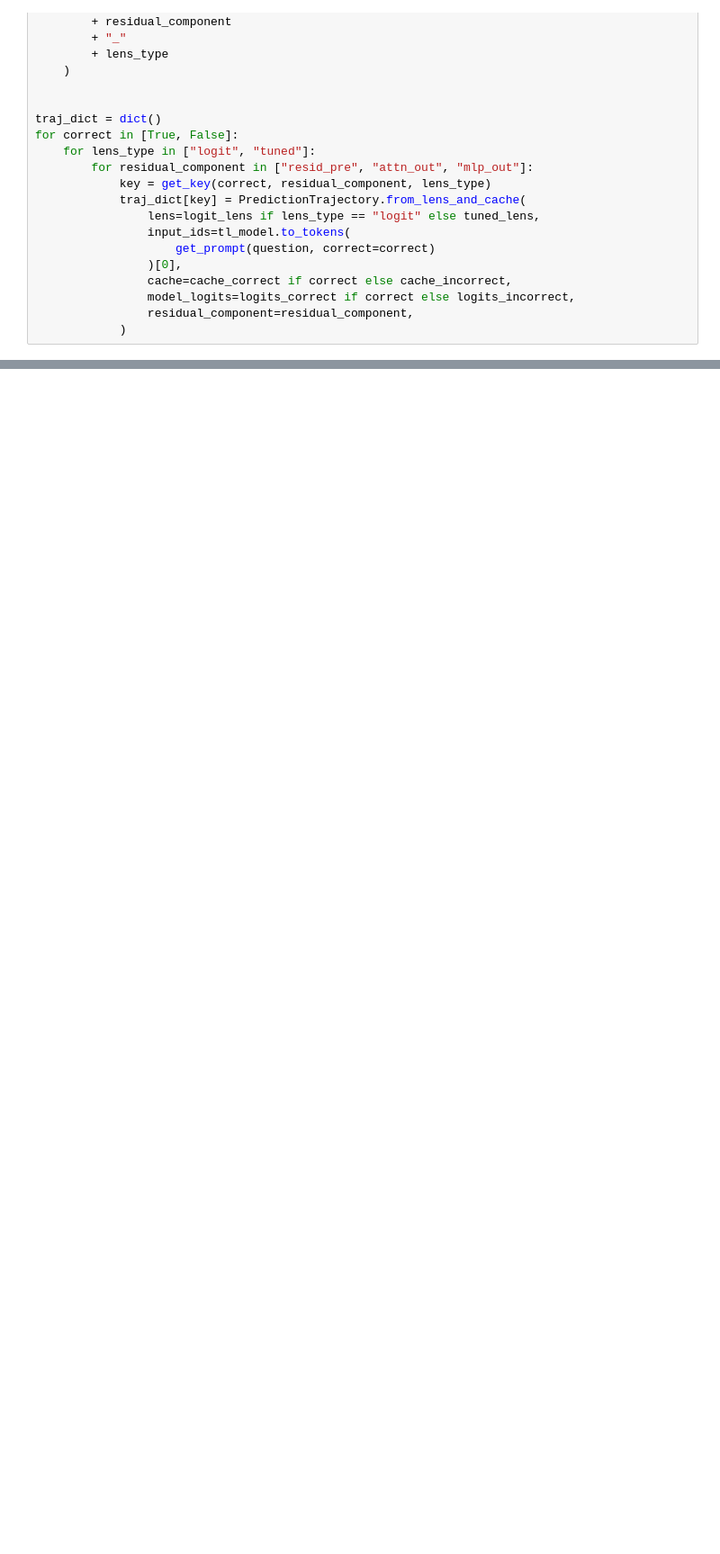
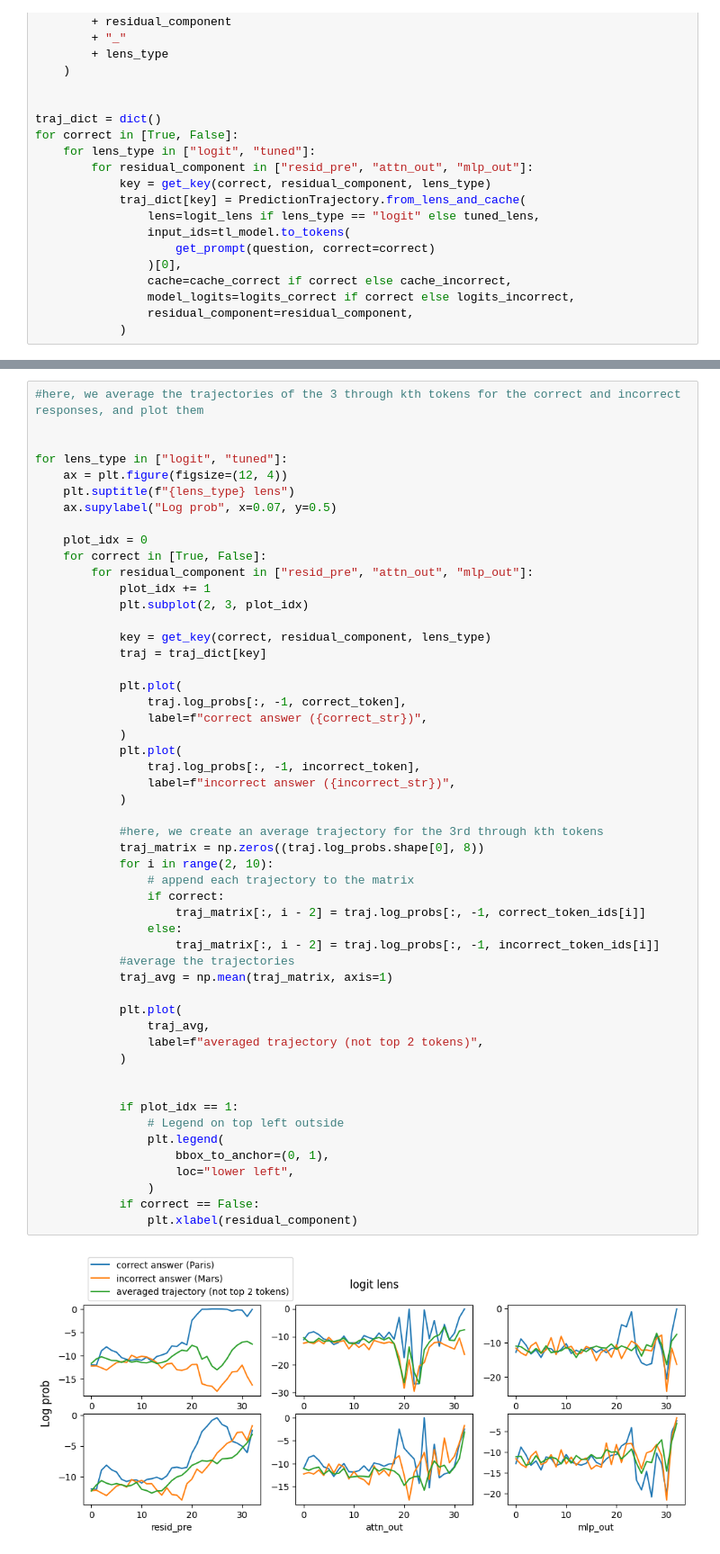
Before and after one commit to ed1d1a8d/prompt-injection-interp, a Jupyter notebook: notebooks/dla.ipynb, the cells around one changed output, grey strips where cells are left out. Shown at 90% size. Drawn from its saved outputs; the diff is of its cells as text; blank space fills up the shorter version.

```diff
--- a/notebooks/dla.ipynb
+++ b/notebooks/dla.ipynb
@@ -200,0 +216,54 @@ for lens_type in ["logit", "tuned"]:
+# %%
+#here, we average the trajectories of the 3 through kth tokens for the correct and incorrect responses, and plot them
+
+
+for lens_type in ["logit", "tuned"]:
+    ax = plt.figure(figsize=(12, 4))
+    plt.suptitle(f"{lens_type} lens")
+    ax.supylabel("Log prob", x=0.07, y=0.5)
+
+    plot_idx = 0
+    for correct in [True, False]:
+        for residual_component in ["resid_pre", "attn_out", "mlp_out"]:
+            plot_idx += 1
+            plt.subplot(2, 3, plot_idx)
+
+            key = get_key(correct, residual_component, lens_type)
+            traj = traj_dict[key]
+
+            plt.plot(
+                traj.log_probs[:, -1, correct_token],
+                label=f"correct answer ({correct_str})",
+            )
+            plt.plot(
+                traj.log_probs[:, -1, incorrect_token],
+                label=f"incorrect answer ({incorrect_str})",
+            )
+
+            #here, we create an average trajectory for the 3rd through kth tokens
+            traj_matrix = np.zeros((traj.log_probs.shape[0], 8))
+            for i in range(2, 10):
+                # append each trajectory to the matrix
+                if correct:
+                    traj_matrix[:, i - 2] = traj.log_probs[:, -1, correct_token_ids[i]]
+                else:
+                    traj_matrix[:, i - 2] = traj.log_probs[:, -1, incorrect_token_ids[i]]
+            #average the trajectories
+            traj_avg = np.mean(traj_matrix, axis=1)
+
+            plt.plot(
+                traj_avg,
+                label=f"averaged trajectory (not top 2 tokens)",
+            )
+
+
+            if plot_idx == 1:
+                # Legend on top left outside
+                plt.legend(
+                    bbox_to_anchor=(0, 1),
+                    loc="lower left",
+                )
+            if correct == False:
+                plt.xlabel(residual_component)
+# %% [output]
+[figure, added]
```
Also changed, not shown: parts of 16 cells of this notebook, 1 other file.
